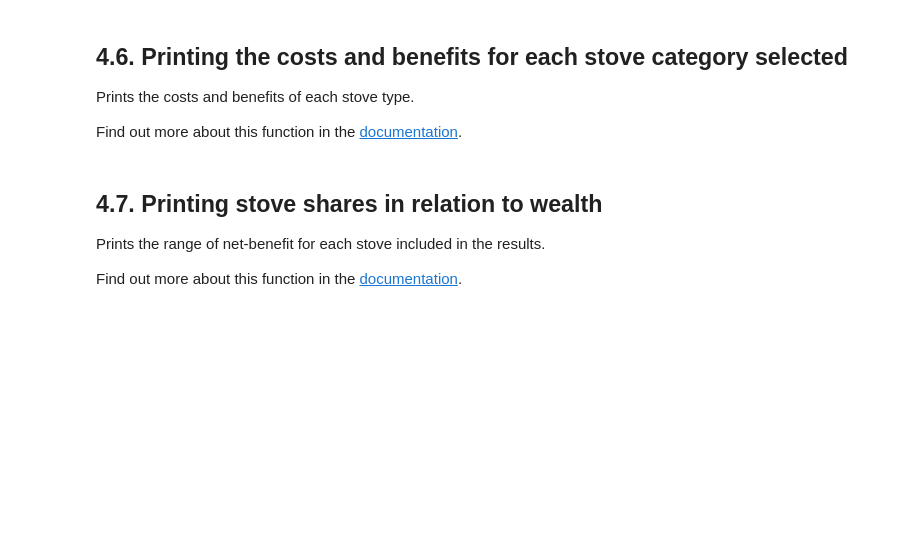
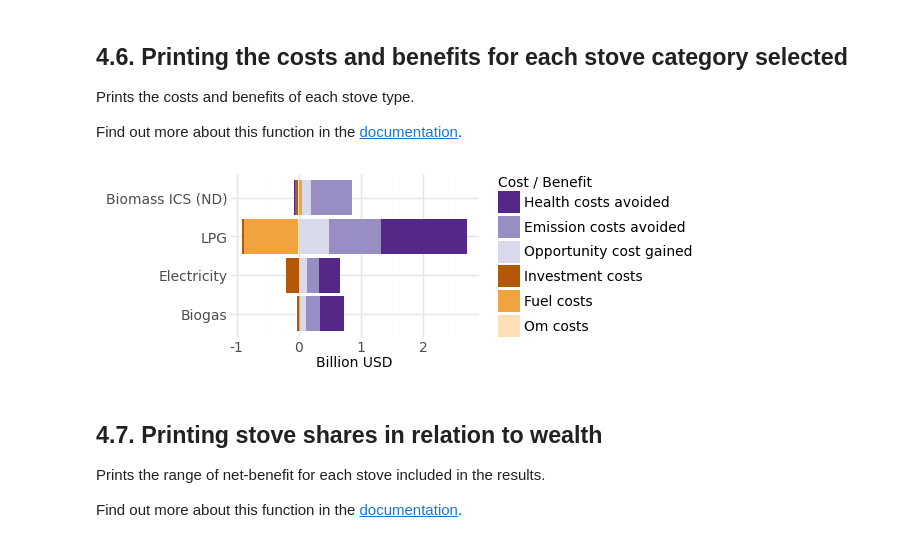
Before and after one commit to mattiacinchetti-max/OnStoveThesis, a Jupyter notebook: example/OnStove_notebook.ipynb, the cells around one changed output. Saved outputs shown, nothing was run; the diff lists cells and outputs as text; code cells hidden in the pictures; blank space fills up the shorter version.

```diff
--- a/example/OnStove_notebook.ipynb
+++ b/example/OnStove_notebook.ipynb
@@ -542,8 +579,9 @@ Prints the costs and benefits of each stove type.
 
 Find out more about this function in the [documentation](https://onstove-documentation.readthedocs.io/en/latest/generated/onstove.OnStove.plot_costs_benefits.html).
 # %%
-results.plot_costs_benefits(labels=labels, height=1.5, width=3, dpi=300, save_as='benefits.png',
-                            legend_args=dict(legend_position=(0.5, -0.25), legend_direction='horizontal', ncol=2))
+results.plot_costs_benefits(labels=labels, height=2, width=6, dpi=300, save_as='benefits.png')
+# %% [output]
+[figure, added]
 # %% [markdown]
 ## 4.7. Printing stove shares in relation to wealth
 
```
Also changed, not shown: parts of 14 cells of this notebook, 1 other file.
